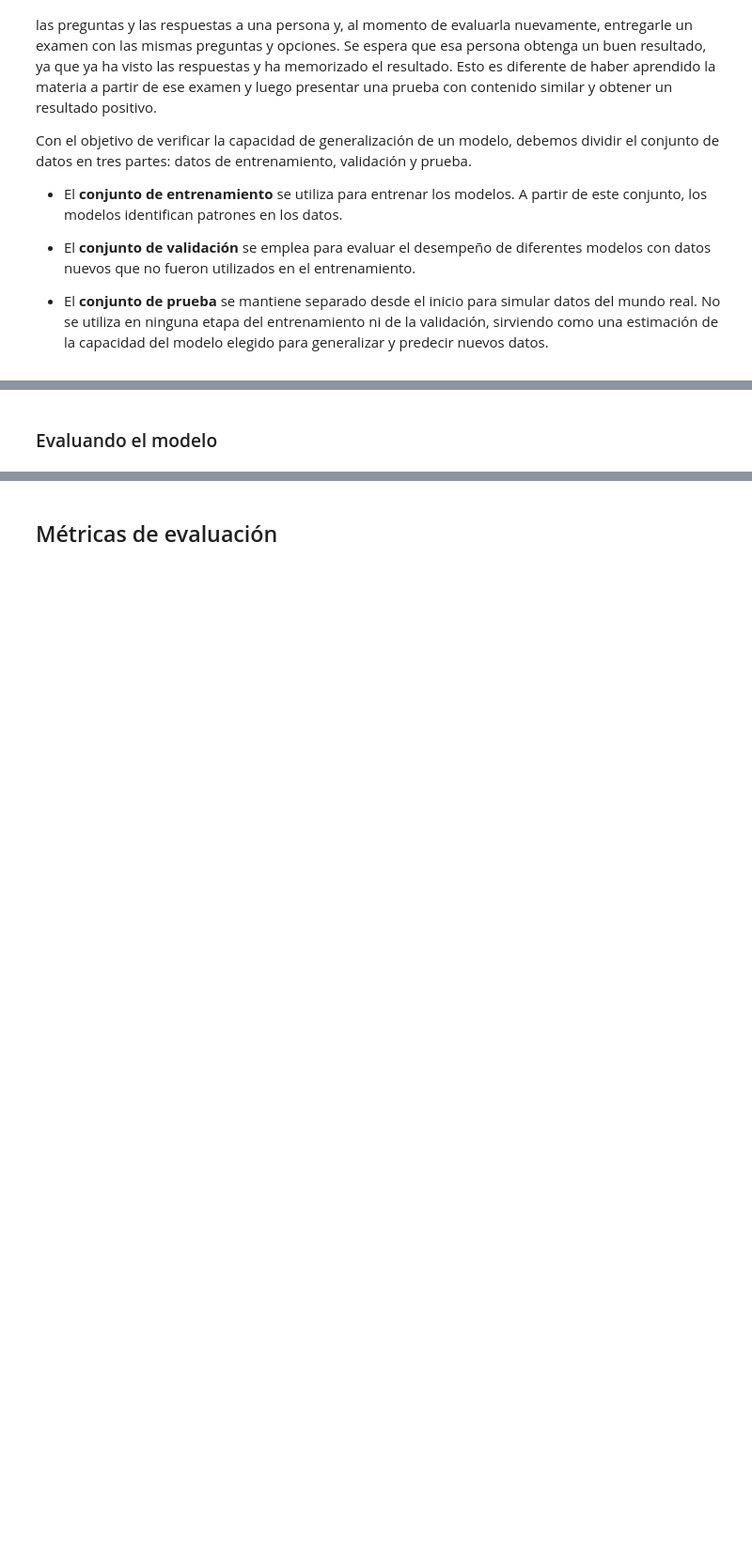
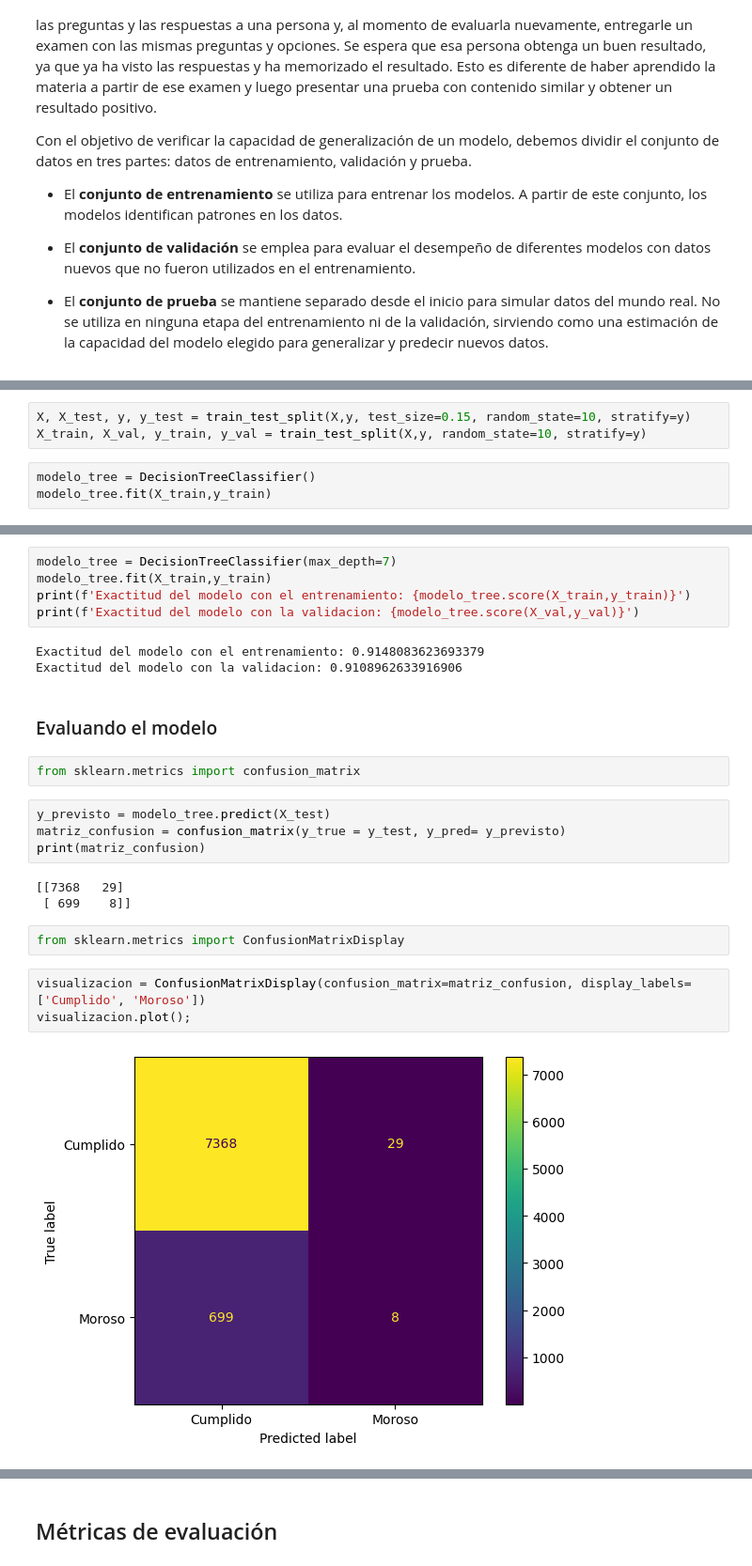
Before and after one commit to Emmanuel2000x/Statistics-ML-G8, a Jupyter notebook: Clasificacion_validacion_y_metricas.ipynb, the cells around one changed output, grey strips where cells are left out. Shown at 94% size. Saved outputs shown, nothing was run; the diff lists cells and outputs as text; blank space fills up the shorter version.

```diff
--- a/Clasificacion_validacion_y_metricas.ipynb
+++ b/Clasificacion_validacion_y_metricas.ipynb
@@ -32,0 +62,6 @@ Con el objetivo de verificar la capacidad de generalización de un modelo, debem
+# %%
+X, X_test, y, y_test = train_test_split(X,y, test_size=0.15, random_state=10, stratify=y)
+X_train, X_val, y_train, y_val = train_test_split(X,y, random_state=10, stratify=y)
+# %%
+modelo_tree = DecisionTreeClassifier()
+modelo_tree.fit(X_train,y_train)
@@ -33,2 +76,26 @@ Con el objetivo de verificar la capacidad de generalización de un modelo, debem
+# %%
+modelo_tree = DecisionTreeClassifier(max_depth=7)
+modelo_tree.fit(X_train,y_train)
+print(f'Exactitud del modelo con el entrenamiento: {modelo_tree.score(X_train,y_train)}')
+print(f'Exactitud del modelo con la validacion: {modelo_tree.score(X_val,y_val)}')
+# %% [output]
+Exactitud del modelo con el entrenamiento: 0.9148083623693379
+Exactitud del modelo con la validacion: 0.9108962633916906
 # %% [markdown]
 ### Evaluando el modelo
+# %%
+from sklearn.metrics import confusion_matrix
+# %%
+y_previsto = modelo_tree.predict(X_test)
+matriz_confusion = confusion_matrix(y_true = y_test, y_pred= y_previsto)
+print(matriz_confusion)
+# %% [output]
+[[7368   29]
+ [ 699    8]]
+# %%
+from sklearn.metrics import ConfusionMatrixDisplay
+# %%
+visualizacion = ConfusionMatrixDisplay(confusion_matrix=matriz_confusion, display_labels=['Cumplido', 'Moroso'])
+visualizacion.plot();
+# %% [output]
+[figure, added]
```
Also changed, not shown: parts of 28 cells of this notebook.
